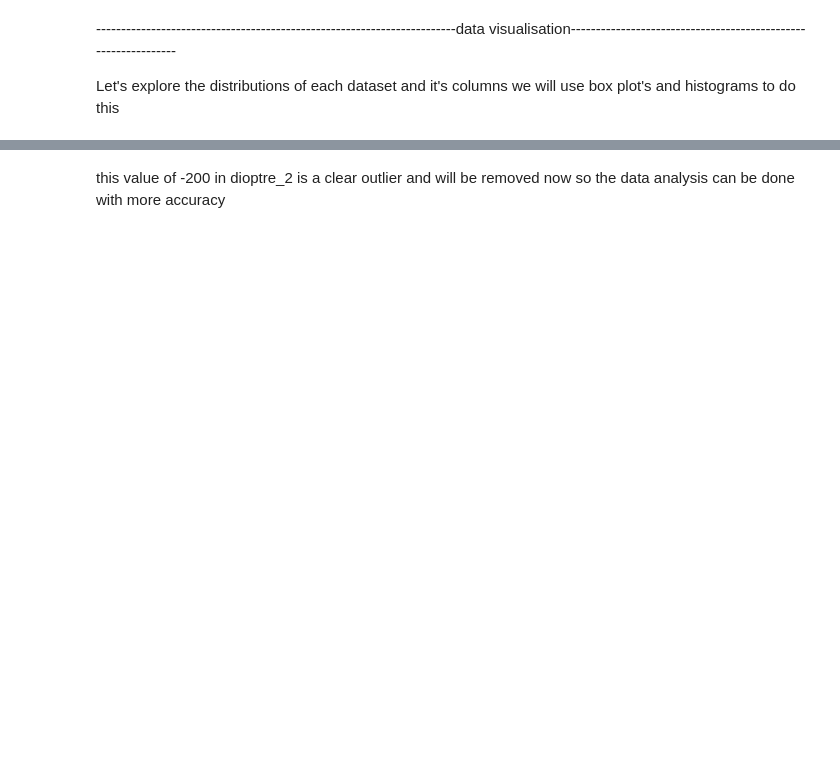
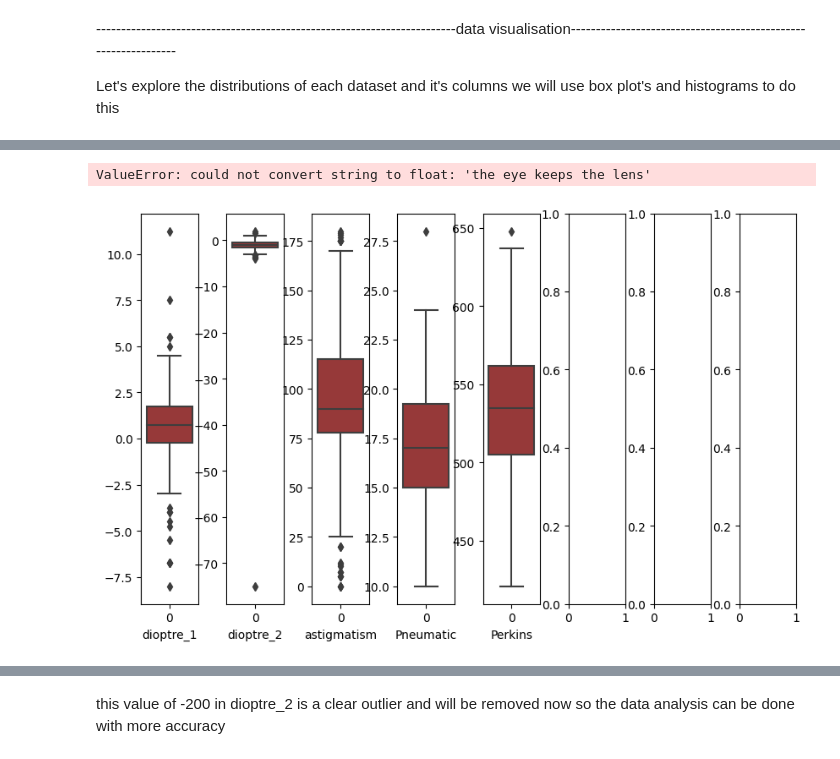
Before and after one commit to curranmaguire/data-Science-coursework, a Jupyter notebook: cgmj52_cleaner.ipynb, the cells around one changed output, grey strips where cells are left out. Cells and saved outputs as stored; diff of their text form; code cells hidden in the pictures; blank space fills up the shorter version.

```diff
--- a/cgmj52_cleaner.ipynb
+++ b/cgmj52_cleaner.ipynb
@@ -248,6 +214,9 @@ box_plot_columns(od, ['dioptre_1', 'dioptre_2','astigmatism', 'Pneumatic', 'Perk
 # %%
-#box_plot_columns(os, ['dioptre_1', 'dioptre_2','astigmatism', 'Pneumatic', 'Perkins',
-#       'Pachymetry', 'Axial_Length', 'VF_MD'])
+box_plot_columns(os, ['dioptre_1', 'dioptre_2','astigmatism', 'Pneumatic', 'Perkins',
+       'Pachymetry', 'Axial_Length', 'VF_MD'])
+# %% [output]
+ValueError: could not convert string to float: 'the eye keeps the lens'
+[figure, added]
 # %%
 def scatter_plot_columns(df,ids):
     x=np.arange(0,len(df[ids[0]]))
```
Also changed, not shown: parts of 30 cells of this notebook, 2 other files.
